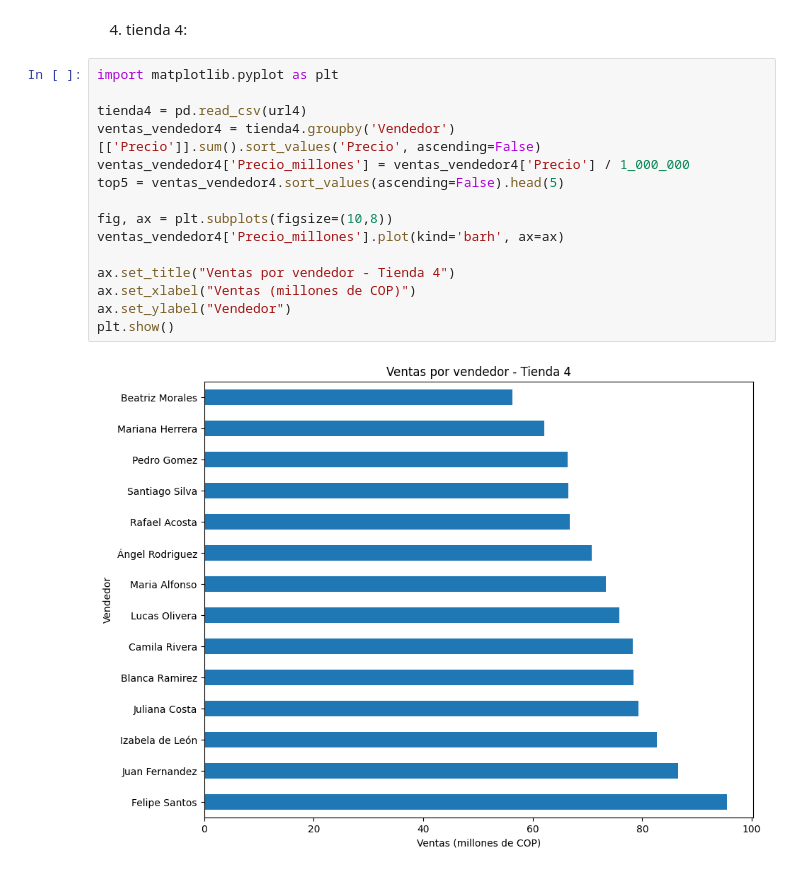
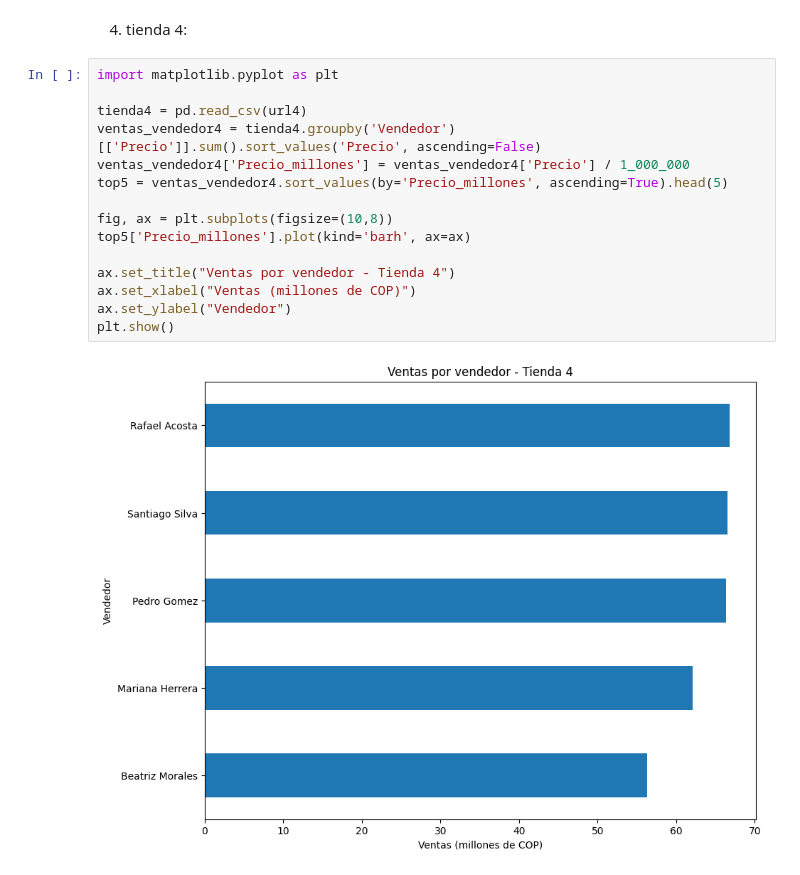
Before and after one commit to RientArlCroud/challenge2-an-lisis-de-datos, a Jupyter notebook: AluraStoreLatam.ipynb, the cells around one changed output. Drawn from its saved outputs; the diff is of its cells as text.

```diff
--- a/AluraStoreLatam.ipynb
+++ b/AluraStoreLatam.ipynb
@@ -622,17 +631,17 @@ ventas_vendedor3.plot(
 # %%
 import matplotlib.pyplot as plt
 
 tienda4 = pd.read_csv(url4)
 ventas_vendedor4 = tienda4.groupby('Vendedor')[['Precio']].sum().sort_values('Precio', ascending=False)
 ventas_vendedor4['Precio_millones'] = ventas_vendedor4['Precio'] / 1_000_000
-top5 = ventas_vendedor4.sort_values(ascending=False).head(5)
+top5 = ventas_vendedor4.sort_values(by='Precio_millones', ascending=True).head(5)
 
 fig, ax = plt.subplots(figsize=(10,8))
-ventas_vendedor4['Precio_millones'].plot(kind='barh', ax=ax)
+top5['Precio_millones'].plot(kind='barh', ax=ax)
 
 ax.set_title("Ventas por vendedor - Tienda 4")
 ax.set_xlabel("Ventas (millones de COP)")
 ax.set_ylabel("Vendedor")
 plt.show()
 # %% [output]
-[figure, old version]
+[figure, new version]
```
Also changed, not shown: parts of 6 cells of this notebook.
